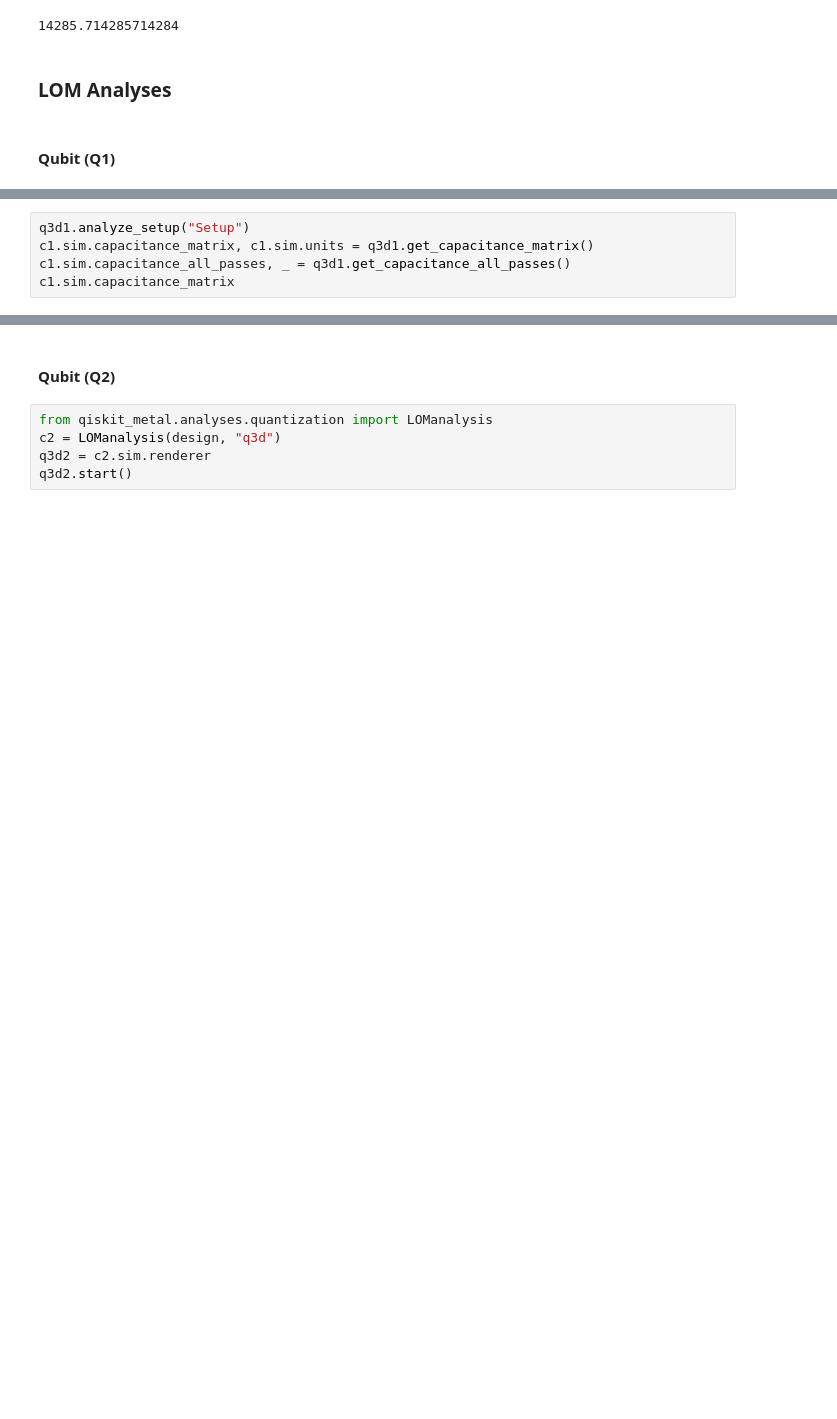
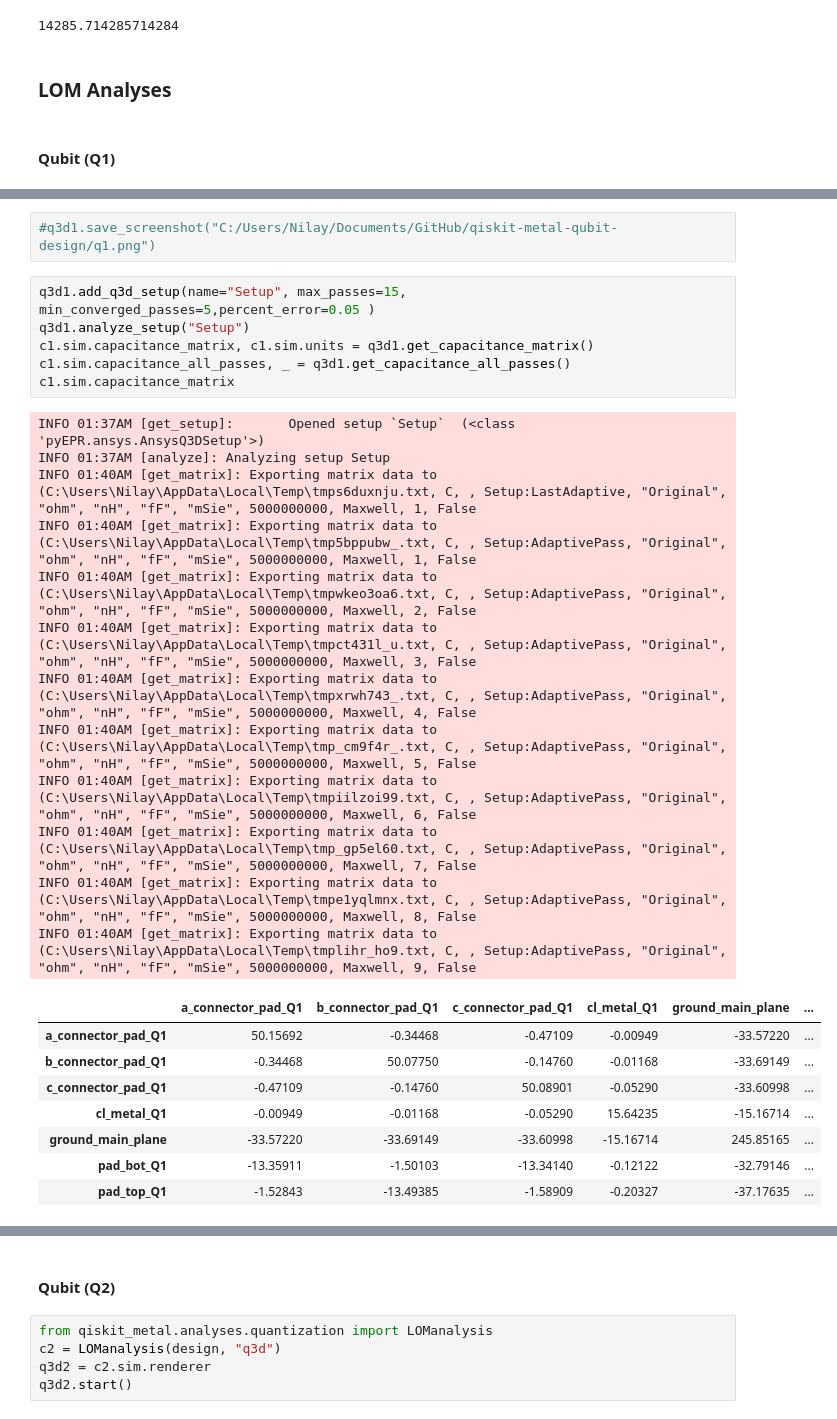
Before and after one commit to AbeerVaishnav13/qiskit-metal-qubit-design, a Jupyter notebook: design1_qubits_analysis-new_syntax.ipynb, the cells around one changed output, grey strips where cells are left out. Cells and saved outputs as stored; diff of their text form; blank space fills up the shorter version.

Commit message:
added figures of simulation of all qubits

```diff
--- a/design1_qubits_analysis-new_syntax.ipynb
+++ b/design1_qubits_analysis-new_syntax.ipynb
@@ -292,8 +309,32 @@ q3d1.save_screenshot()
+# %%
+#q3d1.save_screenshot("C:/Users/Nilay/Documents/GitHub/qiskit-metal-qubit-design/q1.png")
 # %%
+q3d1.add_q3d_setup(name="Setup", max_passes=15, min_converged_passes=5,percent_error=0.05 )
 q3d1.analyze_setup("Setup")
 c1.sim.capacitance_matrix, c1.sim.units = q3d1.get_capacitance_matrix()
 c1.sim.capacitance_all_passes, _ = q3d1.get_capacitance_all_passes()
 c1.sim.capacitance_matrix
+# %% [output]
+INFO 01:37AM [get_setup]:       Opened setup `Setup`  (<class 'pyEPR.ansys.AnsysQ3DSetup'>)
+INFO 01:37AM [analyze]: Analyzing setup Setup
+INFO 01:40AM [get_matrix]: Exporting matrix data to (C:\Users\Nilay\AppData\Local\Temp\tmps6duxnju.txt, C, , Setup:LastAdaptive, "Original", "ohm", "nH", "fF", "mSie", 5000000000, Maxwell, 1, False
+INFO 01:40AM [get_matrix]: Exporting matrix data to (C:\Users\Nilay\AppData\Local\Temp\tmp5bppubw_.txt, C, , Setup:AdaptivePass, "Original", "ohm", "nH", "fF", "mSie", 5000000000, Maxwell, 1, False
+INFO 01:40AM [get_matrix]: Exporting matrix data to (C:\Users\Nilay\AppData\Local\Temp\tmpwkeo3oa6.txt, C, , Setup:AdaptivePass, "Original", "ohm", "nH", "fF", "mSie", 5000000000, Maxwell, 2, False
+INFO 01:40AM [get_matrix]: Exporting matrix data to (C:\Users\Nilay\AppData\Local\Temp\tmpct431l_u.txt, C, , Setup:AdaptivePass, "Original", "ohm", "nH", "fF", "mSie", 5000000000, Maxwell, 3, False
+INFO 01:40AM [get_matrix]: Exporting matrix data to (C:\Users\Nilay\AppData\Local\Temp\tmpxrwh743_.txt, C, , Setup:AdaptivePass, "Original", "ohm", "nH", "fF", "mSie", 5000000000, Maxwell, 4, False
+INFO 01:40AM [get_matrix]: Exporting matrix data to (C:\Users\Nilay\AppData\Local\Temp\tmp_cm9f4r_.txt, C, , Setup:AdaptivePass, "Original", "ohm", "nH", "fF", "mSie", 5000000000, Maxwell, 5, False
+INFO 01:40AM [get_matrix]: Exporting matrix data to (C:\Users\Nilay\AppData\Local\Temp\tmpiilzoi99.txt, C, , Setup:AdaptivePass, "Original", "ohm", "nH", "fF", "mSie", 5000000000, Maxwell, 6, False
+INFO 01:40AM [get_matrix]: Exporting matrix data to (C:\Users\Nilay\AppData\Local\Temp\tmp_gp5el60.txt, C, , Setup:AdaptivePass, "Original", "ohm", "nH", "fF", "mSie", 5000000000, Maxwell, 7, False
+INFO 01:40AM [get_matrix]: Exporting matrix data to (C:\Users\Nilay\AppData\Local\Temp\tmpe1yqlmnx.txt, C, , Setup:AdaptivePass, "Original", "ohm", "nH", "fF", "mSie", 5000000000, Maxwell, 8, False
+INFO 01:40AM [get_matrix]: Exporting matrix data to (C:\Users\Nilay\AppData\Local\Temp\tmplihr_ho9.txt, C, , Setup:AdaptivePass, "Original", "ohm", "nH", "fF", "mSie", 5000000000, Maxwell, 9, False
+|  | a_connector_pad_Q1 | b_connector_pad_Q1 | c_connector_pad_Q1 | cl_metal_Q1 | ground_main_plane | ... |
+| a_connector_pad_Q1 | 50.15692 | -0.34468 | -0.47109 | -0.00949 | -33.57220 | ... |
+| b_connector_pad_Q1 | -0.34468 | 50.07750 | -0.14760 | -0.01168 | -33.69149 | ... |
+| c_connector_pad_Q1 | -0.47109 | -0.14760 | 50.08901 | -0.05290 | -33.60998 | ... |
+| cl_metal_Q1 | -0.00949 | -0.01168 | -0.05290 | 15.64235 | -15.16714 | ... |
+| ground_main_plane | -33.57220 | -33.69149 | -33.60998 | -15.16714 | 245.85165 | ... |
+| pad_bot_Q1 | -13.35911 | -1.50103 | -13.34140 | -0.12122 | -32.79146 | ... |
+| pad_top_Q1 | -1.52843 | -13.49385 | -1.58909 | -0.20327 | -37.17635 | ... |
 # %%
 c1.setup.junctions = Dict(Lj=12, Cj=1)
 c1.setup.freq_readout = 7.0
```
Also changed, not shown: parts of 23 cells of this notebook, 17 other files.
